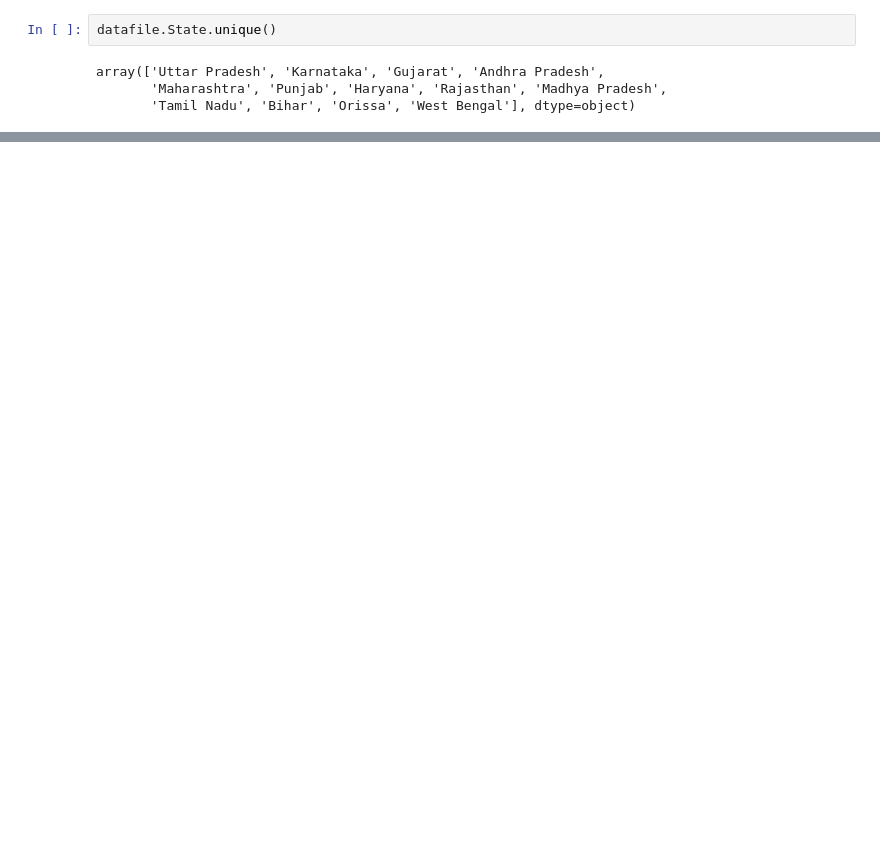
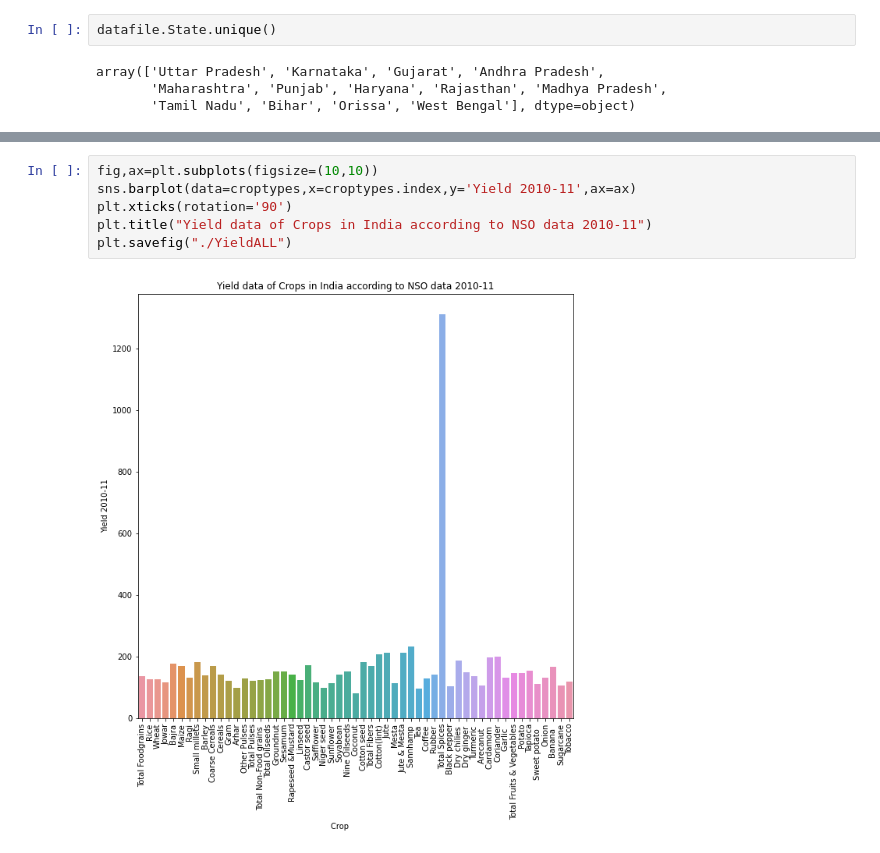
Before and after one commit to bitanb1999/FeyNN, a Jupyter notebook: FeyNN.ipynb, the cells around one changed output, grey strips where cells are left out. Drawn from its saved outputs; the diff is of its cells as text; blank space fills up the shorter version.

```diff
--- a/FeyNN.ipynb
+++ b/FeyNN.ipynb
@@ -144,0 +220,8 @@ temp=d[['Tmax','Tmin','W']]
+# %%
+fig,ax=plt.subplots(figsize=(10,10))
+sns.barplot(data=croptypes,x=croptypes.index,y='Yield 2010-11',ax=ax)
+plt.xticks(rotation='90')
+plt.title("Yield data of Crops in India according to NSO data 2010-11")
+plt.savefig("./YieldALL")
+# %% [output]
+[figure, added]
```
Also changed, not shown: parts of 32 cells of this notebook.
